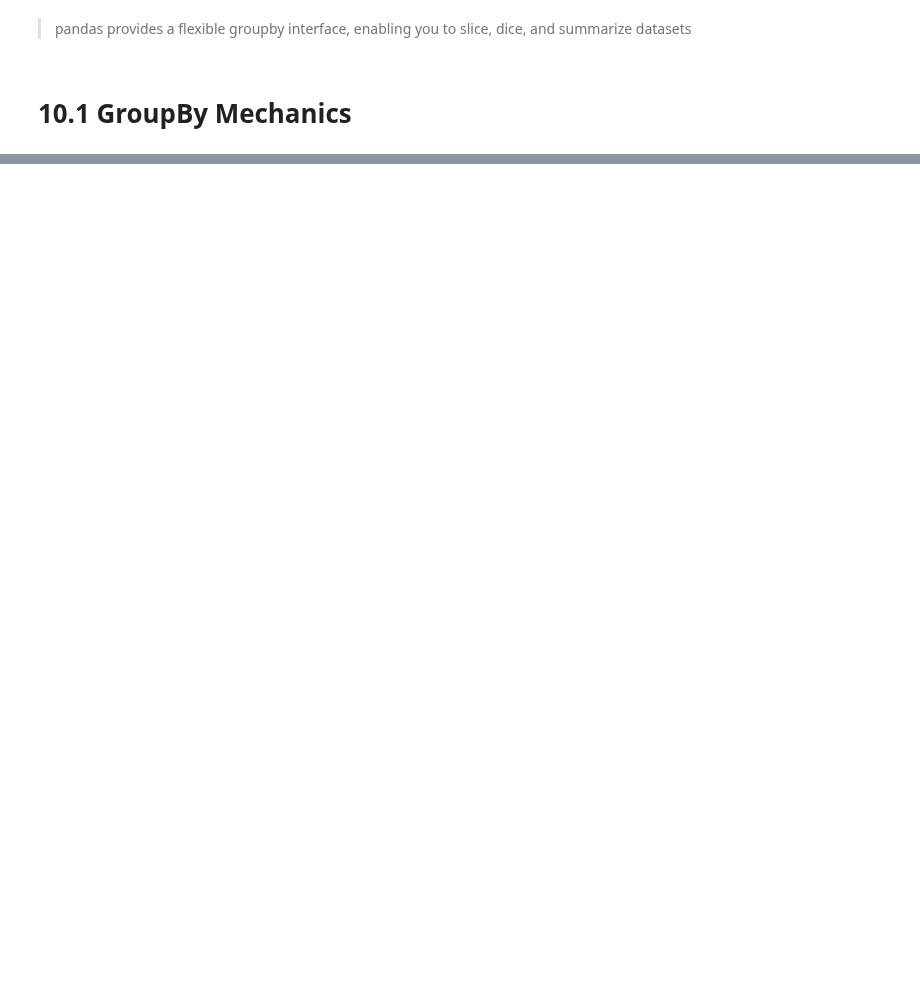
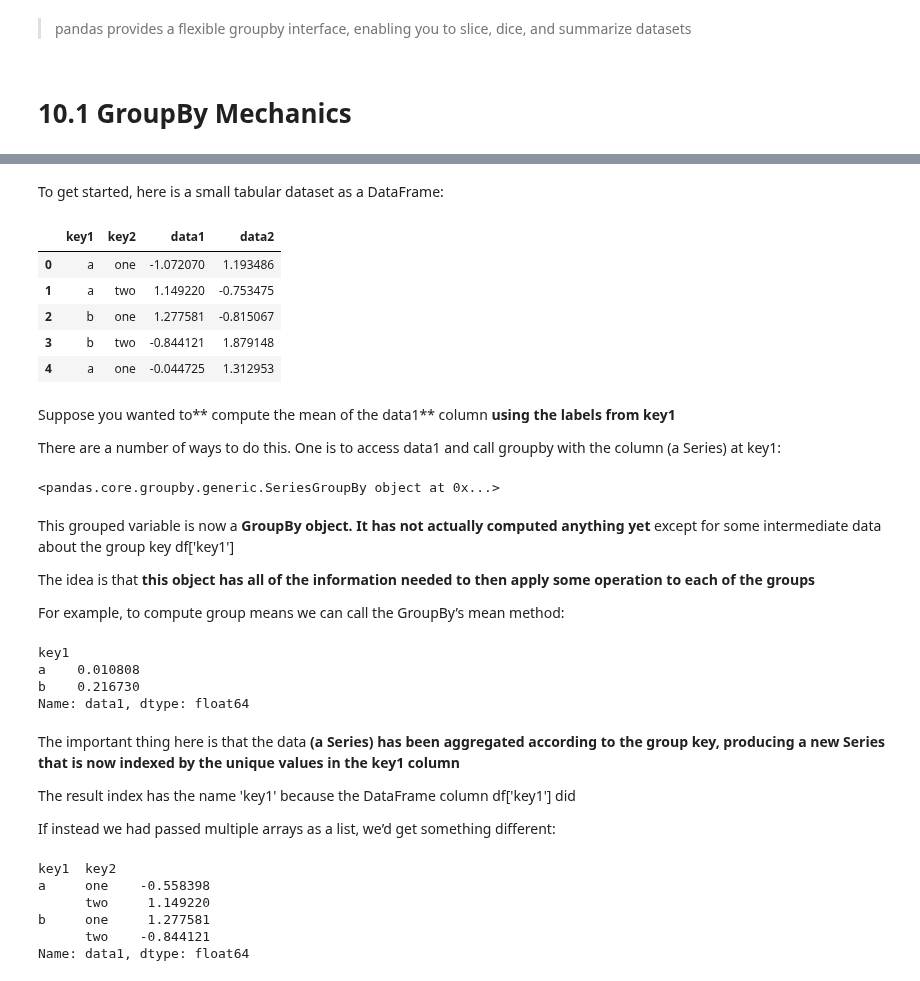
Before and after one commit to lucaslokchan/data-analysis, a Jupyter notebook: Python for Data Analysis/10_Data_Aggregation_and_Group_Operations.ipynb, the cells around one changed output, grey strips where cells are left out. Saved outputs shown, nothing was run; the diff lists cells and outputs as text; code cells hidden in the pictures; blank space fills up the shorter version.

Commit message:
Iterating Over Groups

```diff
--- a/Python for Data Analysis/10_Data_Aggregation_and_Group_Operations.ipynb
+++ b/Python for Data Analysis/10_Data_Aggregation_and_Group_Operations.ipynb
@@ -17,0 +30,2 @@ Figure 10-1. Illustration of a group aggregation
+# %% [markdown]
+To get started, here is a small tabular dataset as a DataFrame:
@@ -17,0 +35,18 @@ Figure 10-1. Illustration of a group aggregation
+# %%
+df = pd.DataFrame({'key1' : ['a', 'a', 'b', 'b', 'a'],
+                   'key2' : ['one', 'two', 'one', 'two', 'one'],
+                   'data1' : np.random.randn(5),
+                   'data2' : np.random.randn(5)})
+# %%
+df
+# %% [output]
+|  | key1 | key2 | data1 | data2 |
+| 0 | a | one | -1.072070 | 1.193486 |
+| 1 | a | two | 1.149220 | -0.753475 |
+| 2 | b | one | 1.277581 | -0.815067 |
+| 3 | b | two | -0.844121 | 1.879148 |
+| 4 | a | one | -0.044725 | 1.312953 |
+# %% [markdown]
+Suppose you wanted to** compute the mean of the data1** column **using the labels from key1**
+
+There are a number of ways to do this. One is to access data1 and call groupby with the column (a Series) at key1:
@@ -17,0 +55,23 @@ Figure 10-1. Illustration of a group aggregation
+# %%
+grouped
+# %% [output]
+<pandas.core.groupby.generic.SeriesGroupBy object at 0x...>
+# %% [markdown]
+This grouped variable is now a **GroupBy object.** **It has not actually computed anything yet** except for some intermediate data about the group key df['key1']
+
+The idea is that **this object has all of the information needed to then apply some operation to each of the groups**
+
+For example, to compute group means we can call the GroupBy’s mean method:
+# %%
+grouped.mean()
+# %% [output]
+key1
+a    0.010808
+b    0.216730
+Name: data1, dtype: float64
+# %% [markdown]
+The important thing here is that the data **(a Series) has been aggregated according to the group key, producing a new Series that is now indexed by the unique values in the key1 column**
+
+The result index has the name 'key1' because the DataFrame column df['key1'] did
+
+If instead we had passed multiple arrays as a list, we’d get something different:
@@ -17,0 +80,9 @@ Figure 10-1. Illustration of a group aggregation
+# %%
+means
+# %% [output]
+key1  key2
+a     one    -0.558398
+      two     1.149220
+b     one     1.277581
+      two    -0.844121
+Name: data1, dtype: float64
```
Also changed, not shown: parts of 23 cells of this notebook.
